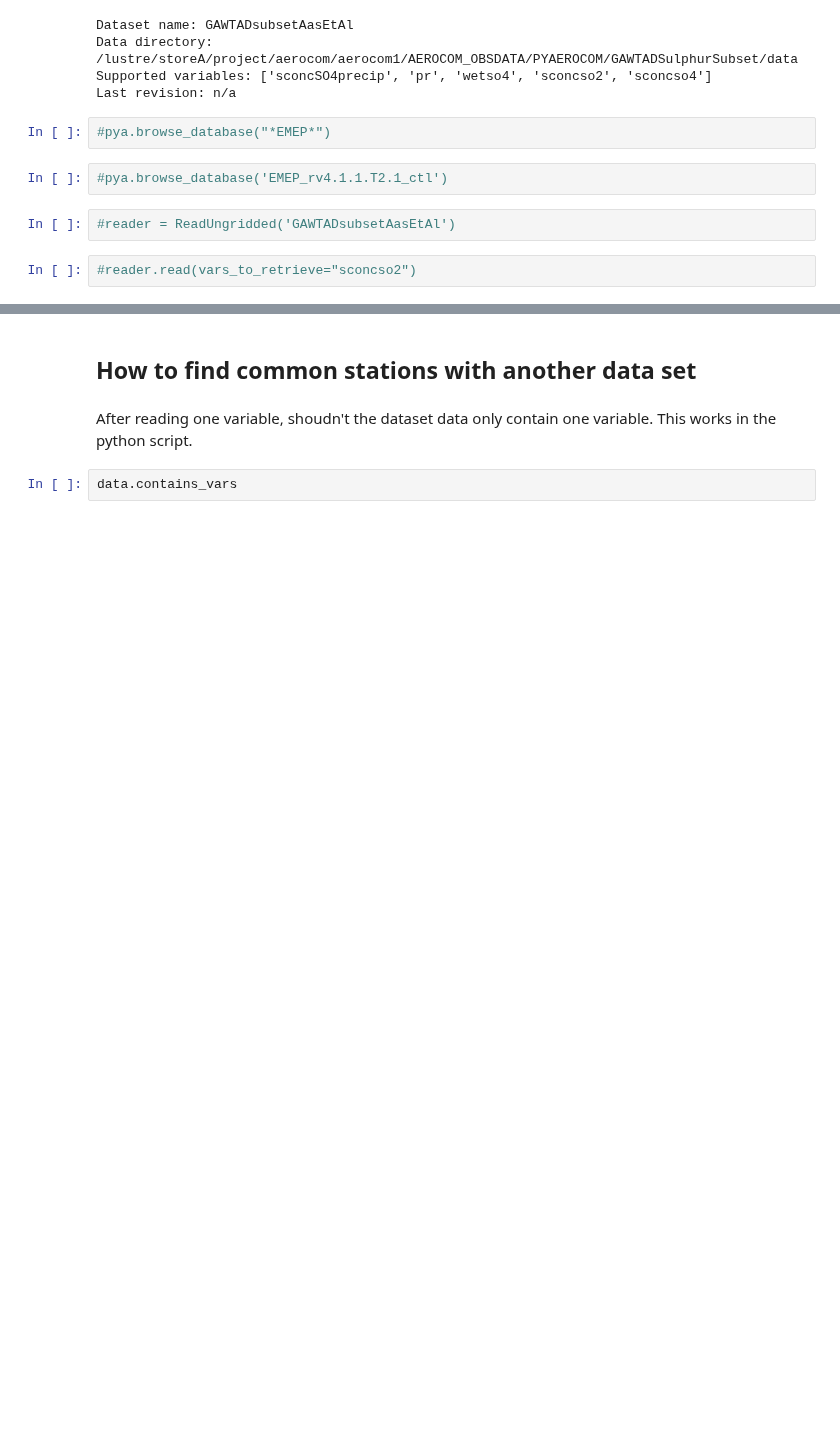
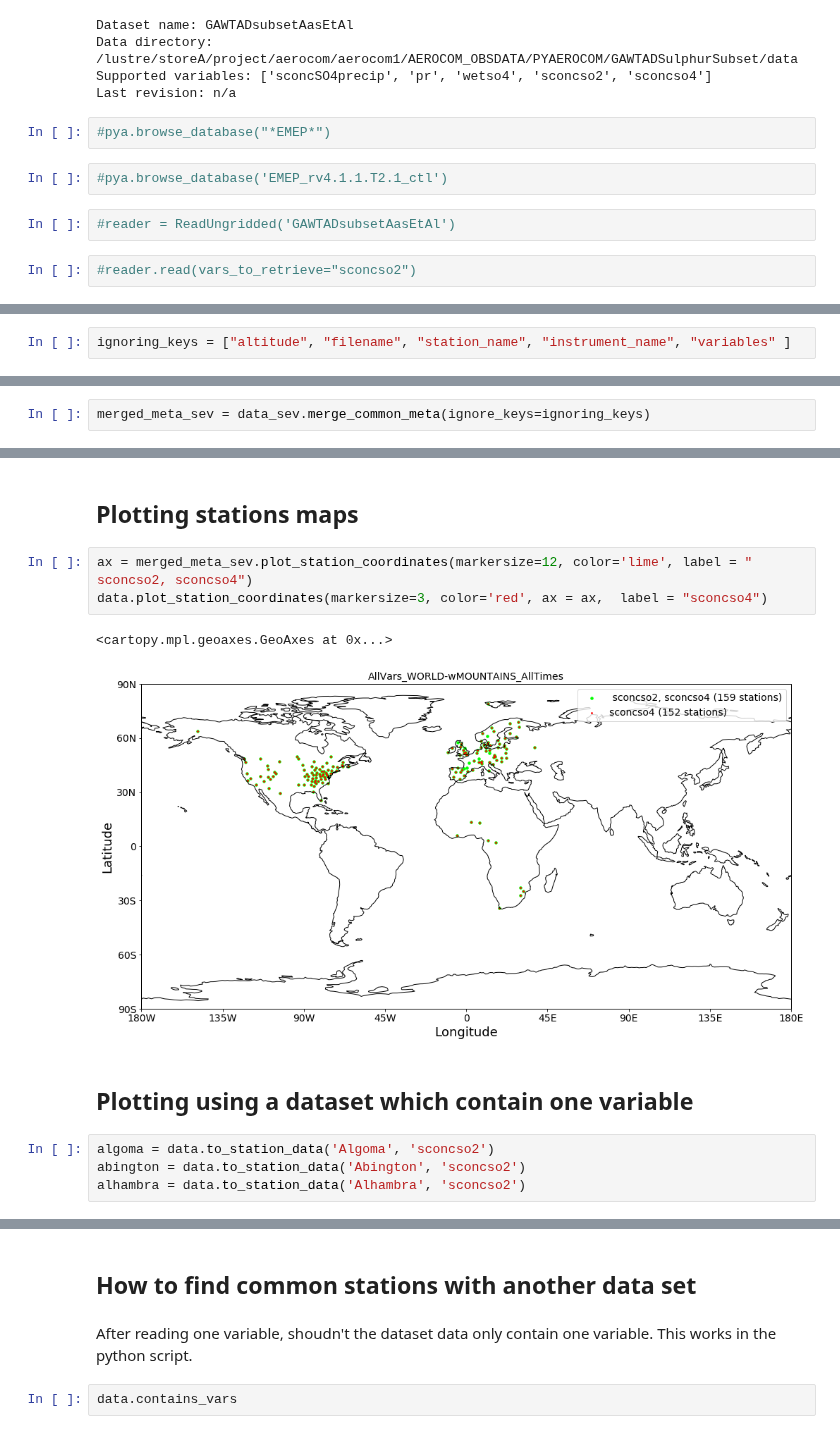
Before and after one commit to metno/pyaerocom, a Jupyter notebook: notebooks/AasEtAl_test.ipynb, the cells around one changed output, grey strips where cells are left out. Cells and saved outputs as stored; diff of their text form; blank space fills up the shorter version.

```diff
--- a/notebooks/AasEtAl_test.ipynb
+++ b/notebooks/AasEtAl_test.ipynb
@@ -119,0 +227,2 @@ adding var sconcso4 (assigned index: 0)
+# %%
+ignoring_keys = ["altitude", "filename", "station_name", "instrument_name", "variables" ]
@@ -119,0 +249,2 @@ adding var sconcso4 (assigned index: 0)
+# %%
+merged_meta_sev = data_sev.merge_common_meta(ignore_keys=ignoring_keys)
@@ -119,0 +301,14 @@ adding var sconcso4 (assigned index: 0)
+# %% [markdown]
+## Plotting stations maps
+# %%
+ax = merged_meta_sev.plot_station_coordinates(markersize=12, color='lime', label = " sconcso2, sconcso4")
+data.plot_station_coordinates(markersize=3, color='red', ax = ax,  label = "sconcso4")
+# %% [output]
+<cartopy.mpl.geoaxes.GeoAxes at 0x...>
+[figure, added]
+# %% [markdown]
+## Plotting using a dataset which contain one variable
+# %%
+algoma = data.to_station_data('Algoma', 'sconcso2')
+abington = data.to_station_data('Abington', 'sconcso2')
+alhambra = data.to_station_data('Alhambra', 'sconcso2')
```
Also changed, not shown: parts of 60 cells of this notebook, 2 other files.
